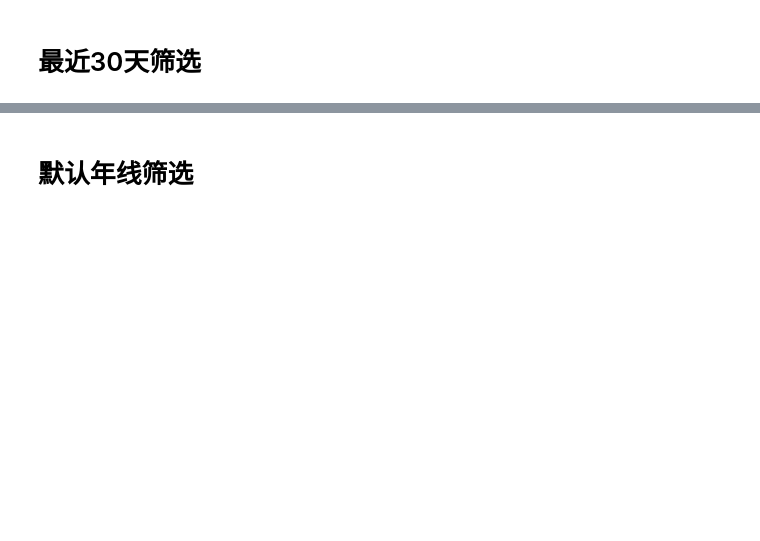
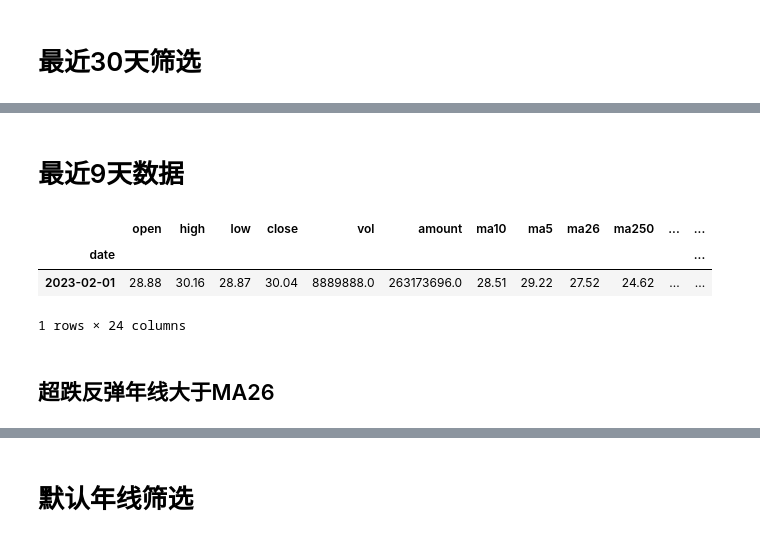
Before and after one commit to johnsonhongyi/pyQuant3, a Jupyter notebook: stock/jupyterAlgo/Quant2023/Tdx-MultiIndex-Search.ipynb, the cells around one changed output, grey strips where cells are left out. Drawn from its saved outputs; the diff is of its cells as text; code cells hidden in the pictures; blank space fills up the shorter version.

```diff
--- a/stock/jupyterAlgo/Quant2023/Tdx-MultiIndex-Search.ipynb
+++ b/stock/jupyterAlgo/Quant2023/Tdx-MultiIndex-Search.ipynb
@@ -30,4 +34,17 @@ block_path = tdd.get_tdx_dir_blocknew() + '060.blk'
 # %%
+def get_sina_data_cname(df, dm, index=False):
+    # index_status=False
+    # dm = get_sina_data_df(code)
+    if 'close' not in df.columns:
+        # dd = cct.combine_dataFrame(df,dm.loc[:,['close','name']])
+        dd = cct.combine_dataFrame(df, dm['name'])
+
+    else:
+        dd = cct.combine_dataFrame(df, dm['name'])
+    # cname = sina_data.Sina().get_code_cname(code)
+    return dd
+
+
 def get_multi_date_duration(df, dt):
     dd = df.reset_index()
     dd = dd[dd.date >= dt]
@@ -39,7 +56,7 @@ def get_multi_date_duration(df, dt):
 def get_multi_code_count(df, col='code'):
     dd = df.reset_index()
     dd['couts'] = dd.groupby([col])[col].transform('count')
-    dd = dd.sort_values(by='couts', ascending=0)
+    dd = dd.sort_values(by=['couts', 'date'], ascending=[0, 1])
     print('count dd.couts')
     dd = dd.set_index(['code', 'date'])
     return dd
@@ -84,6 +101,21 @@ def get_groupby_mean_median_close(dfs):
     #     print("dfs tail:%s dt:%s"%(dtlen,dt))
     #     dfs = get_multi_date_duration(dfs,dt[-1])
     return df
+
+def compute_df_Col_lastday(dfs,col='close',colre='perc',days=3,plus=True):
+    for da in range(int(days)):
+        da+=1
+        if plus:
+            dfs['%s%sd'%(colre,da)] = round(
+                (dfs[col] - dfs[col].shift(da)) / dfs[col].shift(da) * 100, 2)
+        else:
+            if da == 1:
+                dfs['%s%sd'%(colre,da)] = round(
+                    (dfs[col] - dfs[col].shift(da)) / dfs[col].shift(da) * 100, 2)
+            else:
+                dfs['%s%sd'%(colre,da)] = round(
+                    (dfs[col].shift(da-1) - dfs[col].shift(da)) / dfs[col].shift(da) * 100, 2)
+    return dfs
 # %%
 def get_roll_mean_all(
         single=True, tdx=False, app=True, duration=100, ma_250_l=1.02,
@@ -152,5 +184,6 @@ def get_roll_mean_all(
     # '''idx mask filter'''
     # '''
     # h5a.write_hdf_db('all300', df, table='roll200', index=False,baseCount=500, append=False, MultiIndex=MultiIndex)
+    df.reset_index().sort_values(by=['code','date'],ascending=[0,1])
     print("use time:%s" % (round(time.time() - time_s, 2)))
     return df
@@ -177,7 +235,8 @@ df_tail1[df_tail1.index.get_level_values('date') != '2023-02-06'].shape
 # %%
 df.info()
-
-
-df.loc['000001'][-1:]
+code_t='600519'
+print(df.loc[code_t][-3:])
+# df.loc['000001'][-1:]
+dfbak=df.copy()
 # %% [output]
 <class 'pandas.core.frame.DataFrame'>
@@ -216,0 +260,2 @@ memory usage: 71.1+ MB
+# %%
+dfbak = dfbak.reset_index().set_index('code').sort_values(by='date',ascending=1).reset_index().set_index(['code','date'])
@@ -530,0 +619,14 @@ NameError: name 'idx' is not defined
+# %% [markdown]
+# 最近9天数据
+# %%
+dfs_tail9 = dfs.groupby(level=[0]).tail(5)
+# 还原多索引
+# dfs_tail = dfs_tail.reset_index().set_index(['code','date'])
+dfs_tail9.loc['002987'][:1]
+# %% [output]
+|  | open | high | low | close | vol | amount | ma10 | ma5 | ma26 | ma250 | ... | ... |
+| date |  |  |  |  |  |  |  |  |  |  |  | ... |
+| 2023-02-01 | 28.88 | 30.16 | 28.87 | 30.04 | 8889888.0 | 263173696.0 | 28.51 | 29.22 | 27.52 | 24.62 | ... | ... |
+1 rows × 24 columns
+# %% [markdown]
+## 超跌反弹年线大于MA26
```
Also changed, not shown: parts of 23 cells of this notebook, 5 other files.
